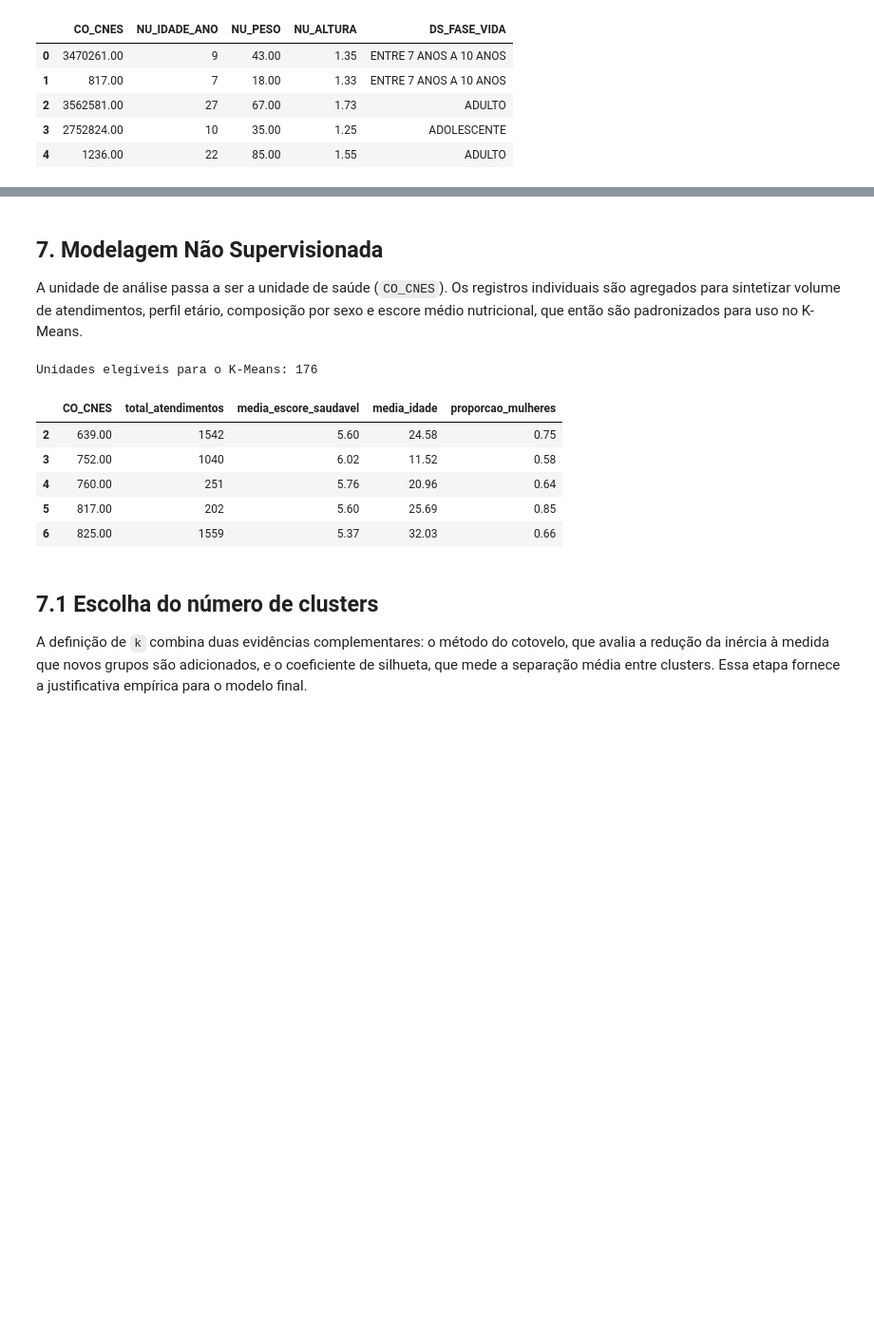
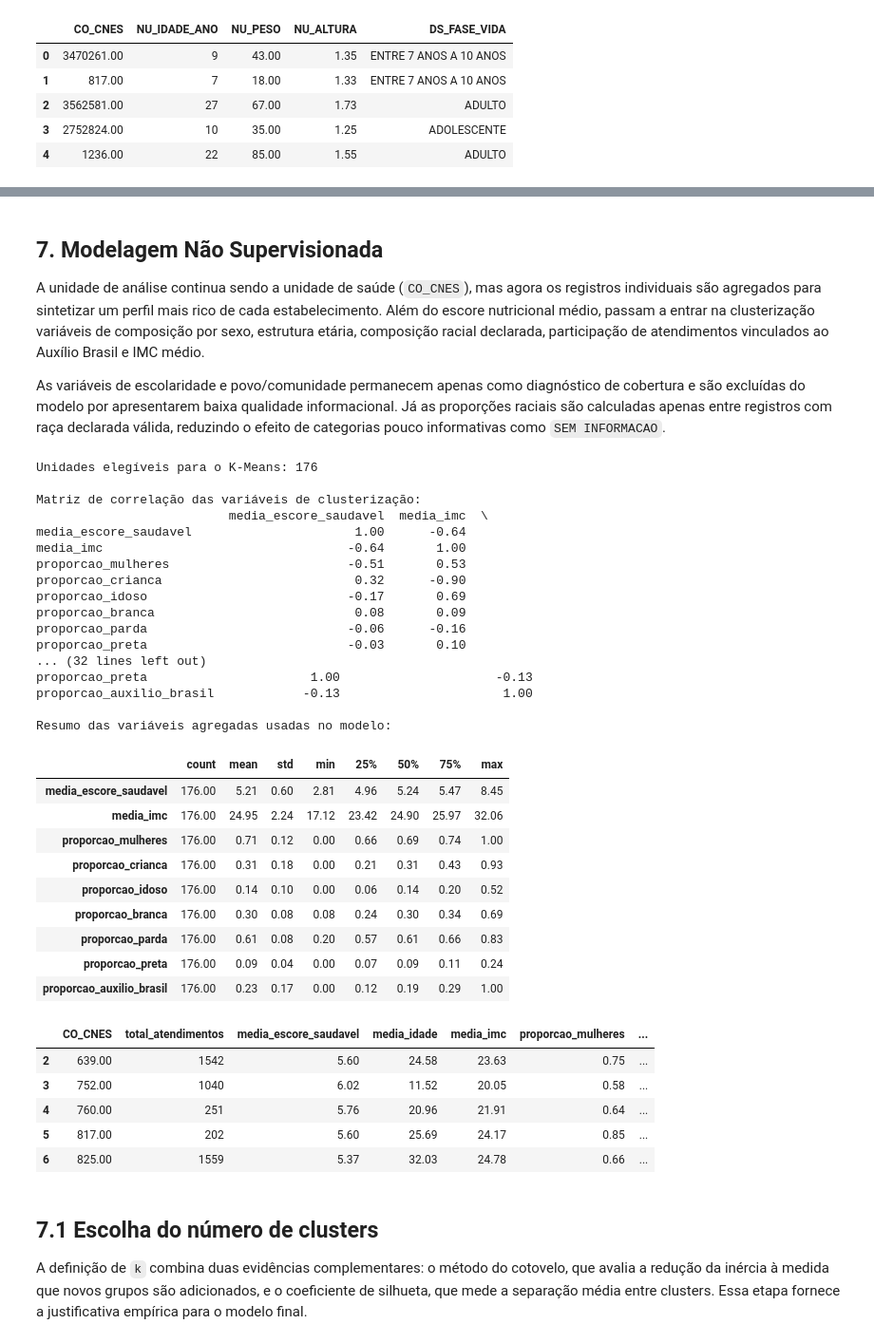
Before and after one commit to Lrs50/sisvan-clustering-analysis, a Jupyter notebook: project.ipynb, the cells around one changed output, grey strips where cells are left out. Shown at 95% size. Cells and saved outputs as stored; diff of their text form; code cells hidden in the pictures; blank space fills up the shorter version.

```diff
--- a/project.ipynb
+++ b/project.ipynb
@@ -285,7 +352,9 @@ Registros prontos para modelagem: 116688
 # %% [markdown]
 ## 7. Modelagem Não Supervisionada
 
-A unidade de análise passa a ser a unidade de saúde (`CO_CNES`). Os registros individuais são agregados para sintetizar volume de atendimentos, perfil etário, composição por sexo e escore médio nutricional, que então são padronizados para uso no K-Means.
+A unidade de análise continua sendo a unidade de saúde (`CO_CNES`), mas agora os registros individuais são agregados para sintetizar um perfil mais rico de cada estabelecimento. Além do escore nutricional médio, passam a entrar na clusterização variáveis de composição por sexo, estrutura etária, composição racial declarada, participação de atendimentos vinculados ao Auxílio Brasil e IMC médio.
+
+As variáveis de escolaridade e povo/comunidade permanecem apenas como diagnóstico de cobertura e são excluídas do modelo por apresentarem baixa qualidade informacional. Já as proporções raciais são calculadas apenas entre registros com raça declarada válida, reduzindo o efeito de categorias pouco informativas como `SEM INFORMACAO`.
 # %%
 df_preparacao = df_engenharia.copy()
 df_preparacao["indicador_mulher"] = (df_preparacao["SG_SEXO"] == "F").astype(int)
@@ -296,42 +365,91 @@ df_unidades_saude = (
         total_atendimentos=("CO_PESSOA_SISVAN", "count"),
         media_escore_saudavel=("escore_saudavel", "mean"),
         media_idade=("NU_IDADE_ANO", "mean"),
+        media_imc=("imc_calculado", "mean"),
         proporcao_mulheres=("indicador_mulher", "mean"),
+        proporcao_crianca=("indicador_crianca", "mean"),
+        proporcao_idoso=("indicador_idoso", "mean"),
+        proporcao_branca=("indicador_branca", "mean"),
+        proporcao_parda=("indicador_parda", "mean"),
+        proporcao_preta=("indicador_preta", "mean"),
+        proporcao_auxilio_brasil=("indicador_auxilio_brasil", "mean"),
+        proporcao_raca_valida=("raca_valida", "mean"),
+        cobertura_escolaridade=("escolaridade_informada", "mean"),
+        cobertura_povo_comunidade=("povo_comunidade_informado", "mean"),
     )
     .reset_index()
 )
 
 TAMANHO_MINIMO_AMOSTRA = 30
 df_unidades_saude = df_unidades_saude.loc[
     df_unidades_saude["total_atendimentos"] >= TAMANHO_MINIMO_AMOSTRA
 ].copy()
 
 colunas_modelagem = [
     "media_escore_saudavel",
-    "media_idade",
+    "media_imc",
     "proporcao_mulheres",
+    "proporcao_crianca",
+    "proporcao_idoso",
+    "proporcao_branca",
+    "proporcao_parda",
+    "proporcao_preta",
+    "proporcao_auxilio_brasil",
 ]
+
+correlacao_variaveis = df_unidades_saude[colunas_modelagem].corr().round(2)
 
 escalador = StandardScaler()
 matriz_padronizada = escalador.fit_transform(df_unidades_saude[colunas_modelagem])
 
 df_modelo_escalado = pd.DataFrame(
     matriz_padronizada,
     columns=colunas_modelagem,
     index=df_unidades_saude.index,
 )
 df_modelo_escalado["CO_CNES"] = df_unidades_saude["CO_CNES"].to_numpy()
 
 print(f"Unidades elegíveis para o K-Means: {len(df_unidades_saude)}")
+print("\nMatriz de correlação das variáveis de clusterização:")
+print(correlacao_variaveis)
+print("\nResumo das variáveis agregadas usadas no modelo:")
+display(df_unidades_saude[colunas_modelagem].describe().T)
+
 df_unidades_saude.head()
 # %% [output]
 Unidades elegíveis para o K-Means: 176
+
+Matriz de correlação das variáveis de clusterização:
+                          media_escore_saudavel  media_imc  \
+media_escore_saudavel                      1.00      -0.64
+media_imc                                 -0.64       1.00
+proporcao_mulheres                        -0.51       0.53
+proporcao_crianca                          0.32      -0.90
+proporcao_idoso                           -0.17       0.69
+proporcao_branca                           0.08       0.09
+proporcao_parda                           -0.06      -0.16
+proporcao_preta                           -0.03       0.10
+... (32 lines left out)
+proporcao_preta                      1.00                     -0.13
+proporcao_auxilio_brasil            -0.13                      1.00
+
+Resumo das variáveis agregadas usadas no modelo:
-|  | CO_CNES | total_atendimentos | media_escore_saudavel | media_idade | proporcao_mulheres |
-| 2 | 639.00 | 1542 | 5.60 | 24.58 | 0.75 |
-| 3 | 752.00 | 1040 | 6.02 | 11.52 | 0.58 |
-| 4 | 760.00 | 251 | 5.76 | 20.96 | 0.64 |
-| 5 | 817.00 | 202 | 5.60 | 25.69 | 0.85 |
-| 6 | 825.00 | 1559 | 5.37 | 32.03 | 0.66 |
+|  | count | mean | std | min | 25% | 50% | 75% | max |
+| media_escore_saudavel | 176.00 | 5.21 | 0.60 | 2.81 | 4.96 | 5.24 | 5.47 | 8.45 |
+| media_imc | 176.00 | 24.95 | 2.24 | 17.12 | 23.42 | 24.90 | 25.97 | 32.06 |
+| proporcao_mulheres | 176.00 | 0.71 | 0.12 | 0.00 | 0.66 | 0.69 | 0.74 | 1.00 |
+| proporcao_crianca | 176.00 | 0.31 | 0.18 | 0.00 | 0.21 | 0.31 | 0.43 | 0.93 |
+| proporcao_idoso | 176.00 | 0.14 | 0.10 | 0.00 | 0.06 | 0.14 | 0.20 | 0.52 |
+| proporcao_branca | 176.00 | 0.30 | 0.08 | 0.08 | 0.24 | 0.30 | 0.34 | 0.69 |
+| proporcao_parda | 176.00 | 0.61 | 0.08 | 0.20 | 0.57 | 0.61 | 0.66 | 0.83 |
+| proporcao_preta | 176.00 | 0.09 | 0.04 | 0.00 | 0.07 | 0.09 | 0.11 | 0.24 |
+| proporcao_auxilio_brasil | 176.00 | 0.23 | 0.17 | 0.00 | 0.12 | 0.19 | 0.29 | 1.00 |
+|  | CO_CNES | total_atendimentos | media_escore_saudavel | media_idade | media_imc | proporcao_mulheres | ... |
+| 2 | 639.00 | 1542 | 5.60 | 24.58 | 23.63 | 0.75 | ... |
+| 3 | 752.00 | 1040 | 6.02 | 11.52 | 20.05 | 0.58 | ... |
+| 4 | 760.00 | 251 | 5.76 | 20.96 | 21.91 | 0.64 | ... |
+| 5 | 817.00 | 202 | 5.60 | 25.69 | 24.17 | 0.85 | ... |
+| 6 | 825.00 | 1559 | 5.37 | 32.03 | 24.78 | 0.66 | ... |
 # %% [markdown]
 ## 7.1 Escolha do número de clusters
 
```
Also changed, not shown: parts of 12 cells of this notebook.
